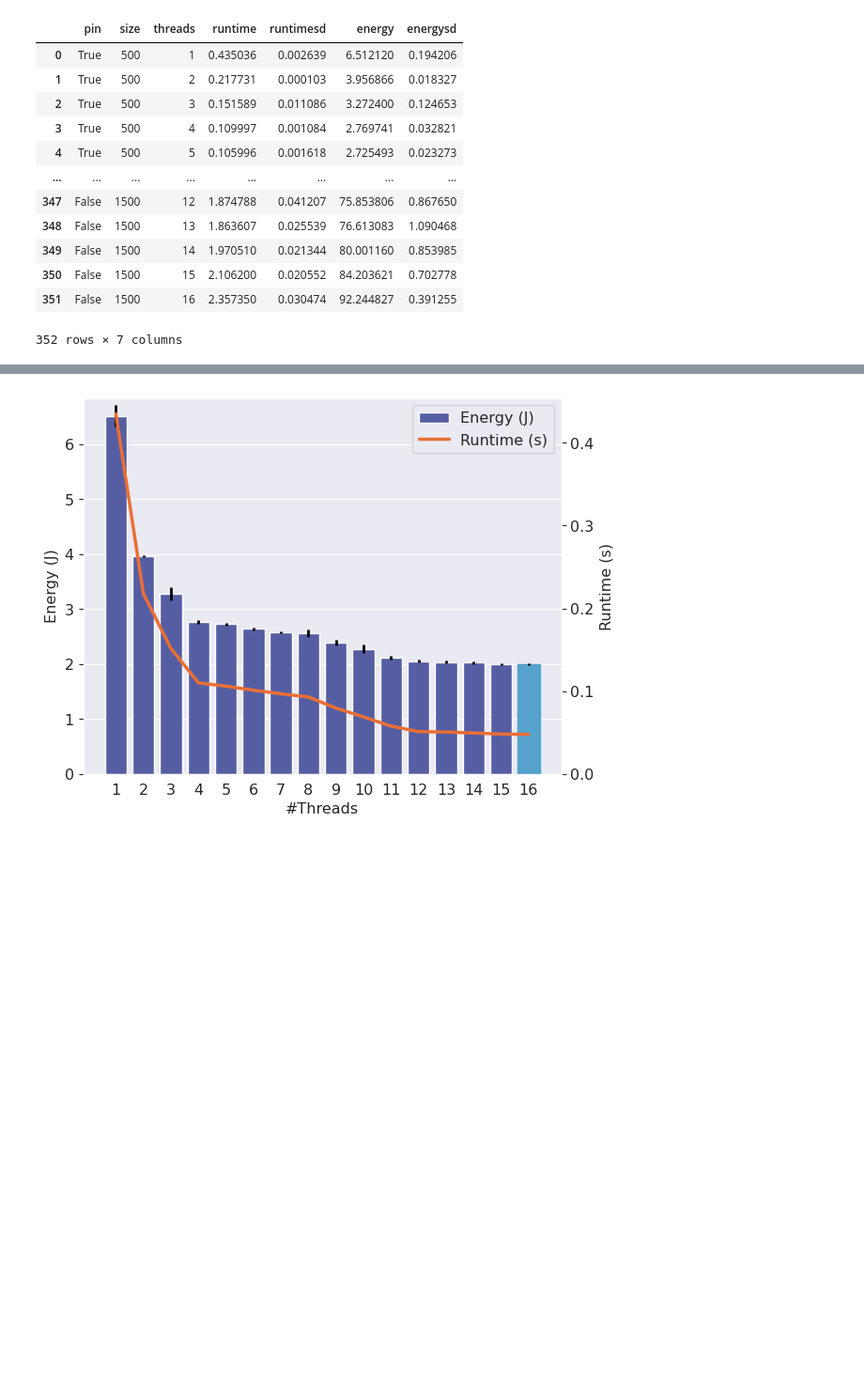
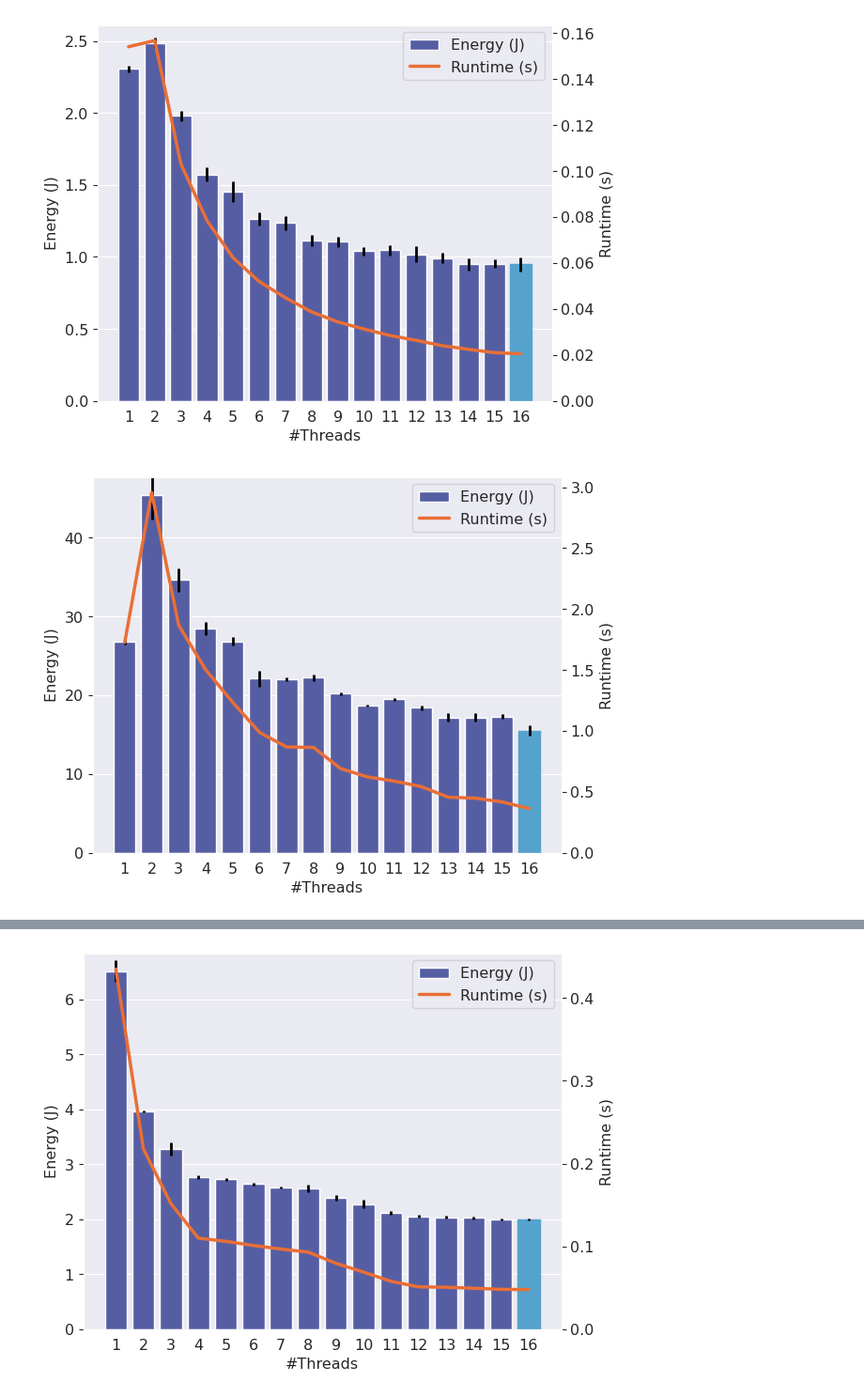
Before and after one commit to JordyAaldering/mtdynamic, a Jupyter notebook: best.ipynb, the cells around one changed output, grey strips where cells are left out. Shown at 94% size. Saved outputs shown, nothing was run; the diff lists cells and outputs as text; code cells hidden in the pictures; blank space fills up the shorter version.

```diff
--- a/best.ipynb
+++ b/best.ipynb
@@ -3,21 +3,4 @@ import pandas as pd
 import seaborn as sns
 import matplotlib.pyplot as plt
 sns.set_style('darkgrid')
-plt.rcParams.update({'font.size': 11.5})
+#plt.rcParams.update({'font.size': 11.5})
-# %%
-df = pd.read_csv('data/find_best.csv')
-df
-# %% [output]
-|  | pin | size | threads | runtime | runtimesd | energy | energysd |
-| 0 | True | 500 | 1 | 0.435036 | 0.002639 | 6.512120 | 0.194206 |
-| 1 | True | 500 | 2 | 0.217731 | 0.000103 | 3.956866 | 0.018327 |
-| 2 | True | 500 | 3 | 0.151589 | 0.011086 | 3.272400 | 0.124653 |
-| 3 | True | 500 | 4 | 0.109997 | 0.001084 | 2.769741 | 0.032821 |
-| 4 | True | 500 | 5 | 0.105996 | 0.001618 | 2.725493 | 0.023273 |
-| ... | ... | ... | ... | ... | ... | ... | ... |
-| 347 | False | 1500 | 12 | 1.874788 | 0.041207 | 75.853806 | 0.867650 |
-| 348 | False | 1500 | 13 | 1.863607 | 0.025539 | 76.613083 | 1.090468 |
-| 349 | False | 1500 | 14 | 1.970510 | 0.021344 | 80.001160 | 0.853985 |
-| 350 | False | 1500 | 15 | 2.106200 | 0.020552 | 84.203621 | 0.702778 |
-| 351 | False | 1500 | 16 | 2.357350 | 0.030474 | 92.244827 | 0.391255 |
-352 rows × 7 columns
@@ -24,10 +12,5 @@ df
 # %%
-pal = sns.color_palette(palette='icefire')
-pal_energy      = pal[1]
-pal_energy_best = pal[0]
-pal_runtime     = pal[5]
-
-def twin_plot(df, title):
+def twin_plot(df):
     fig = plt.figure()
 
     x = list(range(0, len(df)))
@@ -51,9 +34,26 @@ def twin_plot(df, title):
             bar.set_color(pal_energy_best)
             break
 
-    #ax.set_title(title)
     ax.set_xlabel('#Threads')
     ax.set_ylabel('Energy (J)')
     axt.set_ylabel('Runtime (s)')
 
     fig.tight_layout()
+    return (fig, ax)
+# %%
+df = pd.read_csv('data/sac_find_best_matmul.csv')
+
+twin_plot(df[df['size'] == 500])
+plt.savefig('images/matmul_500.png')
+plt.show()
+
+twin_plot(df[df['size'] == 1000])
+plt.savefig('images/matmul_1000.png')
+plt.show()
+
+twin_plot(df[df['size'] == 1500])
+plt.savefig('images/matmul_1500.png')
+plt.show()
+# %% [output]
+[figure, added]
+[figure, added]
```
Also changed, not shown: parts of 6 cells of this notebook, 6 other files.
